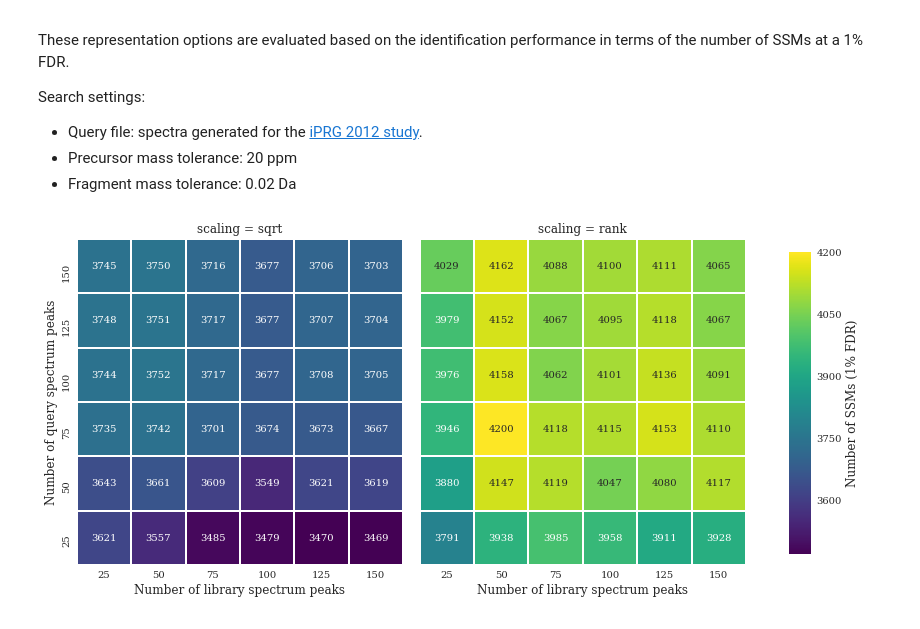
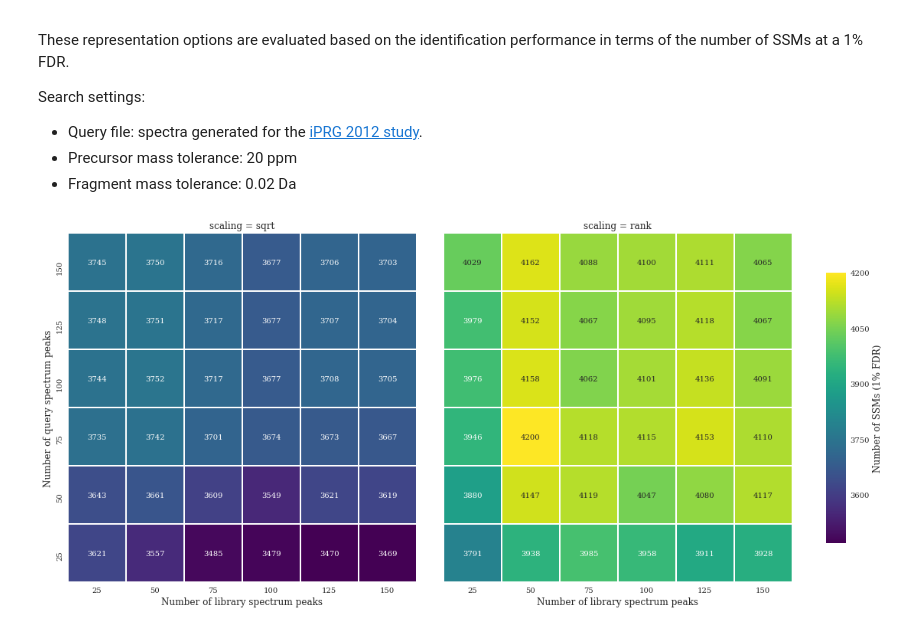
Before and after one commit to bittremieux/ANN-SoLo, a Jupyter notebook: notebooks/iprg2012_spectrum_representation.ipynb, the cells around one changed output. Cells and saved outputs as stored; diff of their text form; code cells hidden in the pictures.

Commit message:
Change font size and clean

```diff
--- a/notebooks/iprg2012_spectrum_representation.ipynb
+++ b/notebooks/iprg2012_spectrum_representation.ipynb
@@ -30,6 +30,7 @@ tqdm.tqdm = tqdm.tqdm_notebook
 plt.style.use(['seaborn-white', 'seaborn-paper'])
 plt.rc('font', family='serif')
 sns.set_palette('Set1')
+sns.set_context(font_scale=1.3)    # single-column figure
 
 # initialize logging
 logging.basicConfig(format='%(asctime)s [%(levelname)s/%(processName)s] '
@@ -87,7 +89,8 @@ pattern_numpeaks_scaling = re.compile('^num_peaks_query_(\d+)-'
                                       'num_peaks_library_(\d+)-'
                                       'scaling_(rank|sqrt).mztab$')
 
-ssms = {'num_peaks_query': [], 'num_peaks_library': [], 'scaling': [], 'ssms': []}
+ssms = {'num_peaks_query': [], 'num_peaks_library': [], 'scaling': [],
+        'ssms': []}
 for filename in os.listdir(out_dir):
     match = pattern_numpeaks_scaling.match(filename)
     if match is not None:
@@ -100,32 +103,34 @@ for filename in os.listdir(out_dir):
 ssms = pd.DataFrame(ssms)
 # %%
 def _plot_heatmap(*args, **kwargs):
-    sns.heatmap(kwargs.pop('data').pivot('num_peaks_query', 'num_peaks_library', 'ssms'),
-                **kwargs)
+    sns.heatmap(kwargs.pop('data').pivot(
+        'num_peaks_query', 'num_peaks_library', 'ssms'), **kwargs)
 
-fg = sns.FacetGrid(ssms, col='scaling', sharex=True, sharey=True, legend_out=True,
-                   height=6, aspect=1, gridspec_kws={'wspace': 0.05})
-cbar_ax = fg.fig.add_axes([0.95, 0.15, 0.025, 0.7])
+fg = sns.FacetGrid(ssms, col='scaling', sharex=True, sharey=True,
+                   legend_out=True, height=7, aspect=1)
+cbar_ax = fg.fig.add_axes([1.02, 0.15, 0.025, 0.7])
 
-fg.map_dataframe(_plot_heatmap, vmin=ssms['ssms'].min(), vmax=ssms['ssms'].max(),
+fg.map_dataframe(_plot_heatmap,
+                 vmin=ssms['ssms'].min(), vmax=ssms['ssms'].max(),
                  cmap='viridis', annot=True, fmt='d', linewidths=1.0,
                  cbar_ax=cbar_ax, square=True)
 
 fg.facet_axis(0, 0).invert_yaxis()
-fg.set_axis_labels('Number of library spectrum peaks', 'Number of query spectrum peaks')
+fg.set_axis_labels('Number of library spectrum peaks',
+                   'Number of query spectrum peaks')
 cbar_ax.set_ylabel('Number of SSMs (1% FDR)', size='large')
 
 for ax in fg.axes.ravel():
     ax.tick_params(axis='both', which='major', labelsize='medium')
     ax.set_xlabel(ax.get_xlabel(), fontsize='large')
     ax.set_ylabel(ax.get_ylabel(), fontsize='large')
 fg.set_titles(size='large')
 cbar_ax.tick_params(labelsize='medium')
 
 plt.savefig('preprocess.pdf', dpi=300, bbox_inches='tight')
 plt.show()
 plt.close()
 # %% [output]
-[figure, old version]
+[figure, new version]
 # %%
 logging.shutdown()
```
Also changed, not shown: parts of 1 cell of this notebook.
